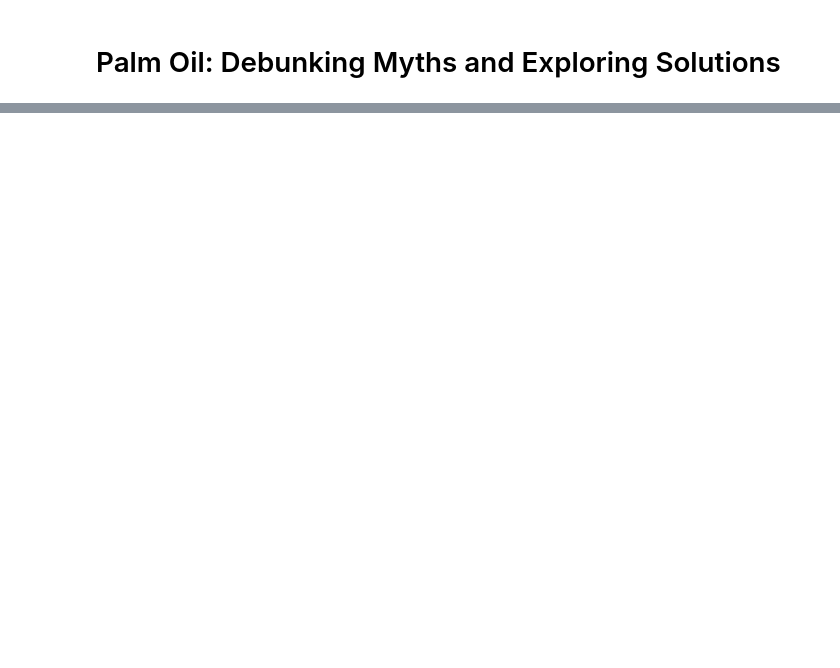
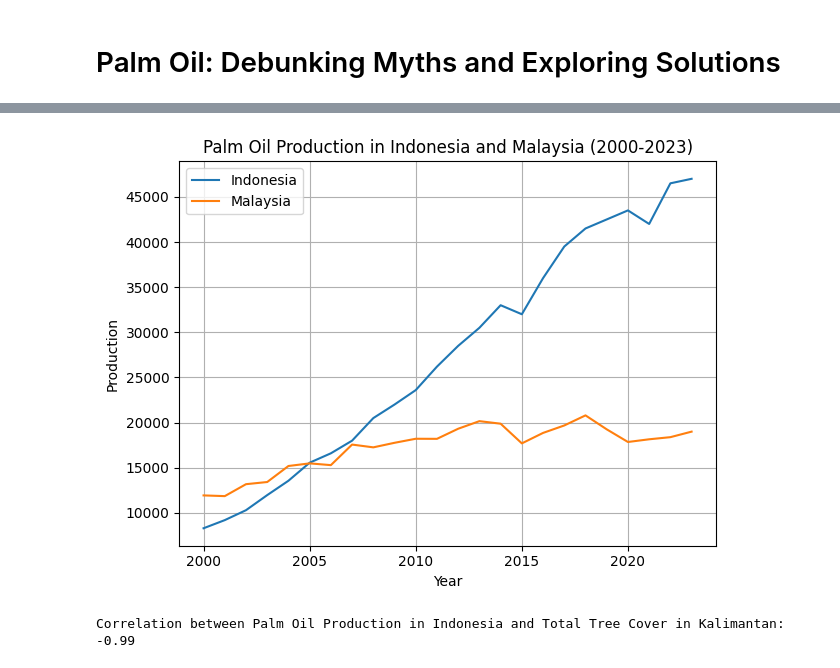
Before and after one commit to JorenMel/InfVis, a Jupyter notebook: docs/v2.ipynb, the cells around one changed output, grey strips where cells are left out. Saved outputs shown, nothing was run; the diff lists cells and outputs as text; code cells hidden in the pictures; blank space fills up the shorter version.

```diff
--- a/docs/v2.ipynb
+++ b/docs/v2.ipynb
@@ -38,0 +249,78 @@ KeyError: 'Production'
+# %%
+import matplotlib.pyplot as plt
+import pandas as pd
+
+# Load palm oil production data
+palm = pd.read_csv('../Datasets/Oils/archive/cleaned/palm.csv')
+
+# Filter data for Indonesia and Malaysia and years >= 2000
+df_Indo = palm[(palm['Country'] == 'Indonesia') & (palm['Year'] >= 2000)]
+df_Malaysia = palm[(palm['Country'] == 'Malaysia') & (palm['Year'] >= 2000)]
+
+# Extract production values and years
+xi = df_Indo['Production'].values
+xm = df_Malaysia['Production'].values
+years = df_Indo['Year'].values  # Both Indo and Malaysia have the same years
+
+
+# Plotting
+plt.plot(years, xi, label='Indonesia')
+plt.plot(years, xm, label='Malaysia')
+
+# Plot settings
+plt.title('Palm Oil Production in Indonesia and Malaysia (2000-2023)')
+plt.xlabel('Year')
+plt.ylabel('Production')
+plt.legend()
+plt.grid(True)
+plt.tight_layout()
+
+# Show plot
+plt.show()
+# %% [output]
+[figure, added]
+# %%
+import pandas as pd
+
+# Load palm oil production data
+palm = pd.read_csv('../Datasets/Oils/archive/cleaned/palm.csv')
+
+# Filter data for Indonesia and years >= 2000
+df_Indo = palm[(palm['Country'] == 'Indonesia') & (palm['Year'] >= 2000)]
+
+# Extract production values
+xi = df_Indo['Production'].values
+
+# Load the dataset for Kalimantan forest cover
+df = pd.read_csv('../Datasets/Deforestation/Subnational 1 tree cover loss.csv')
+
+# Filter for Kalimantan provinces and threshold == 0
+provinces = ['Kalimantan Barat', 'Kalimantan Tengah', 'Kalimantan Timur', 'Kalimantan Selatan']
+kalimantan_df = df[(df['subnational1'].isin(provinces)) & (df['threshold'] == 0)]
+
+# Calculate initial tree cover in 2000
+initial_extent_2000 = kalimantan_df['extent_2000_ha'].sum()
+
+# Calculate tree cover gain spread over 22 years
+gain_spread = (kalimantan_df['gain_2000-2020_ha'].sum() / 22)
+
+# Calculate cumulative tree cover losses from 2001 to 2022
+years = range(2001, 2023)
+cumulative_losses = []
+for year in years:
+    loss_column = f'tc_loss_ha_{year}'
+    cumulative_loss = (kalimantan_df[loss_column].sum() - gain_spread)
+    cumulative_losses.append(cumulative_loss)
+
+# Calculate total tree cover per year
+annual_tree_cover = []
+for i, year in enumerate(years):
+    total_tree_cover = initial_extent_2000 - sum(cumulative_losses[:i + 1])
+    annual_tree_cover.append(total_tree_cover)
+
+# Calculate correlation between palm oil production and annual tree cover
+correlation = pd.Series(xi).corr(pd.Series(annual_tree_cover))
+
+print(f"Correlation between Palm Oil Production in Indonesia and Total Tree Cover in Kalimantan: {correlation:.2f}")
+# %% [output]
+Correlation between Palm Oil Production in Indonesia and Total Tree Cover in Kalimantan: -0.99
```
Also changed, not shown: parts of 14 cells of this notebook.
